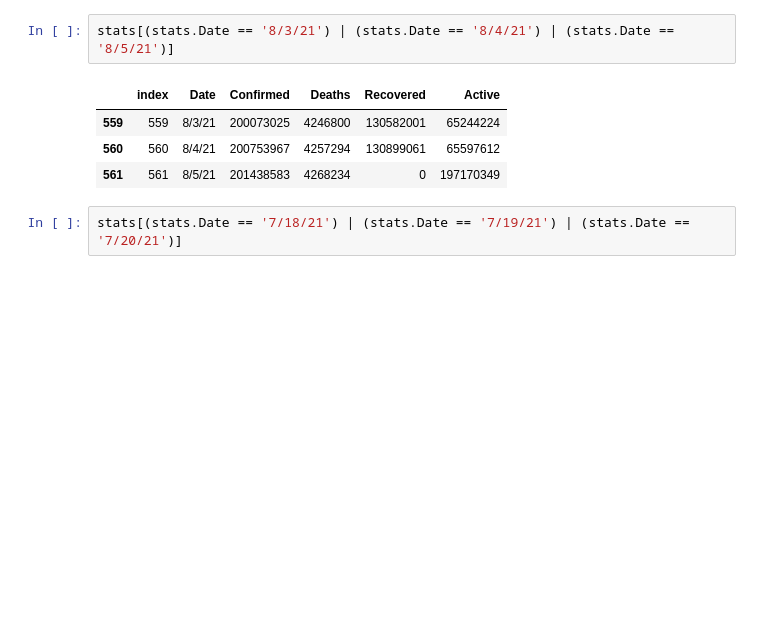
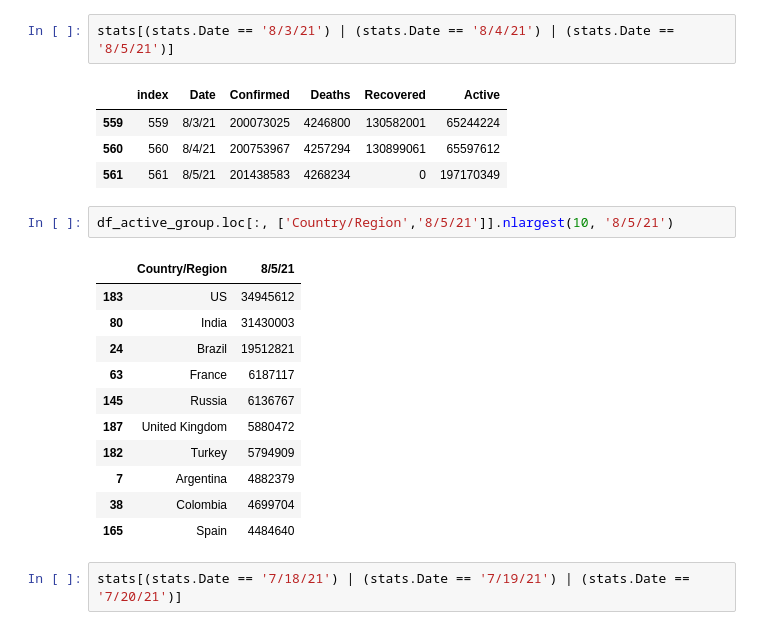
Before and after one commit to arebimohammed/Covid-19-Analysis, a Jupyter notebook: notebooks/ML-Covid19-analysis.ipynb, the cells around one changed output. Cells and saved outputs as stored; diff of their text form; blank space fills up the shorter version.

```diff
--- a/notebooks/ML-Covid19-analysis.ipynb
+++ b/notebooks/ML-Covid19-analysis.ipynb
@@ -338,6 +357,20 @@ stats[(stats.Date == '8/3/21') | (stats.Date == '8/4/21') | (stats.Date == '8/5/
 | 559 | 559 | 8/3/21 | 200073025 | 4246800 | 130582001 | 65244224 |
 | 560 | 560 | 8/4/21 | 200753967 | 4257294 | 130899061 | 65597612 |
 | 561 | 561 | 8/5/21 | 201438583 | 4268234 | 0 | 197170349 |
+# %%
+df_active_group.loc[:, ['Country/Region','8/5/21']].nlargest(10, '8/5/21')
+# %% [output]
+|  | Country/Region | 8/5/21 |
+| 183 | US | 34945612 |
+| 80 | India | 31430003 |
+| 24 | Brazil | 19512821 |
+| 63 | France | 6187117 |
+| 145 | Russia | 6136767 |
+| 187 | United Kingdom | 5880472 |
+| 182 | Turkey | 5794909 |
+| 7 | Argentina | 4882379 |
+| 38 | Colombia | 4699704 |
+| 165 | Spain | 4484640 |
 # %%
 stats[(stats.Date == '7/18/21') | (stats.Date == '7/19/21') | (stats.Date == '7/20/21')]
 # %% [output]
```
Also changed, not shown: parts of 14 cells of this notebook.
